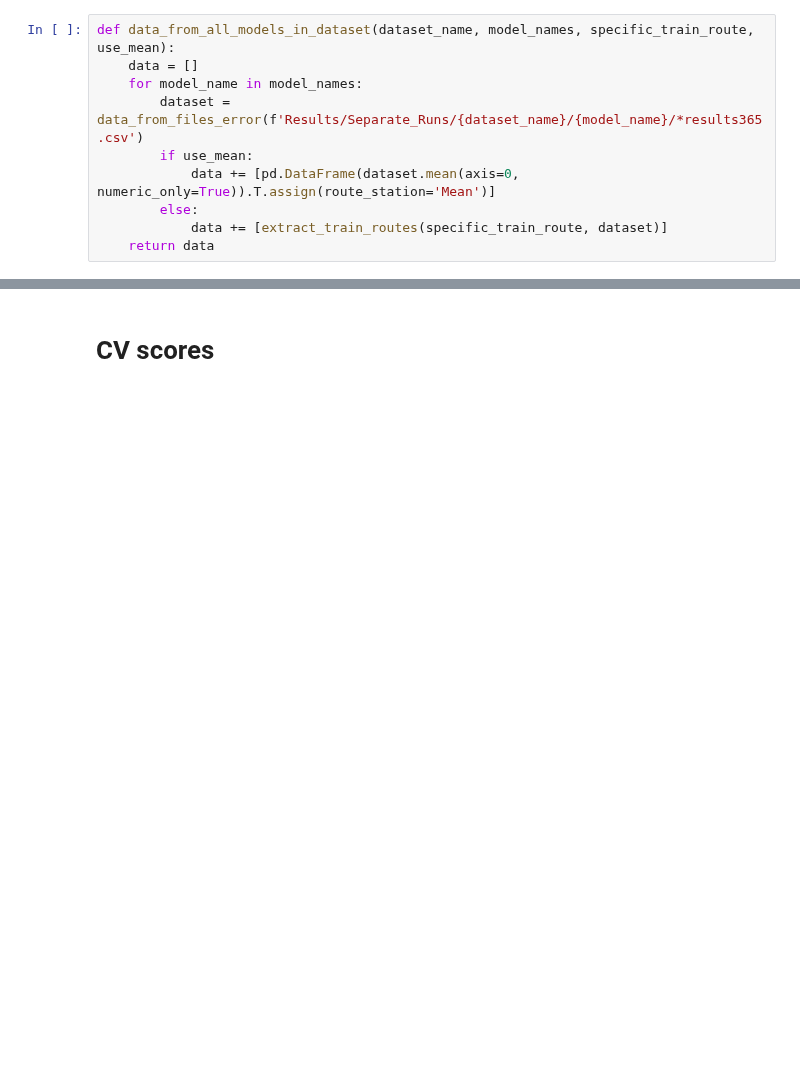
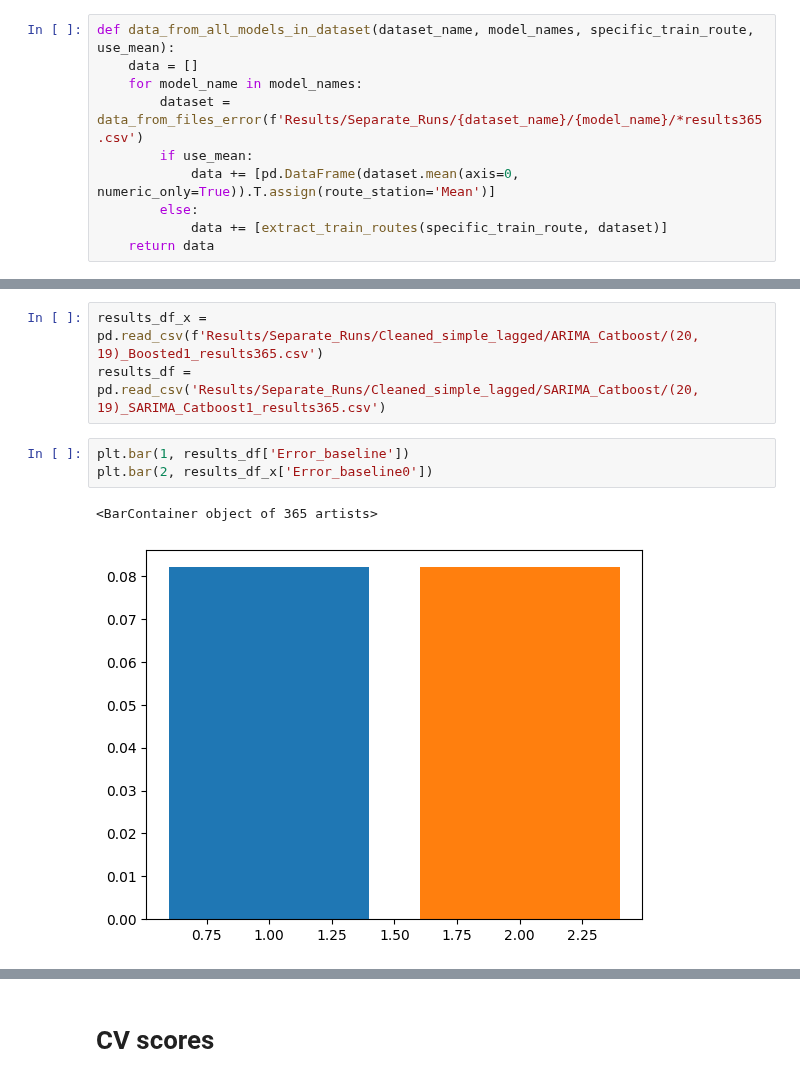
Before and after one commit to clarachristiansen/Bachelor_project, a Jupyter notebook: Visualize_CV_individual.ipynb, the cells around one changed output, grey strips where cells are left out. Cells and saved outputs as stored; diff of their text form; blank space fills up the shorter version.

```diff
--- a/Visualize_CV_individual.ipynb
+++ b/Visualize_CV_individual.ipynb
@@ -177,0 +237,9 @@ plot_columns(['Xgboost', 'SARIMA_Xgboost', 'Catboost', 'SARIMA_Catboost'], 'Clea
+# %%
+results_df_x = pd.read_csv(f'Results/Separate_Runs/Cleaned_simple_lagged/ARIMA_Catboost/(20, 19)_Boosted1_results365.csv')
+results_df = pd.read_csv('Results/Separate_Runs/Cleaned_simple_lagged/SARIMA_Catboost/(20, 19)_SARIMA_Catboost1_results365.csv')
+# %%
+plt.bar(1, results_df['Error_baseline'])
+plt.bar(2, results_df_x['Error_baseline0'])
+# %% [output]
+<BarContainer object of 365 artists>
+[figure, added]
```
Also changed, not shown: parts of 16 cells of this notebook.
